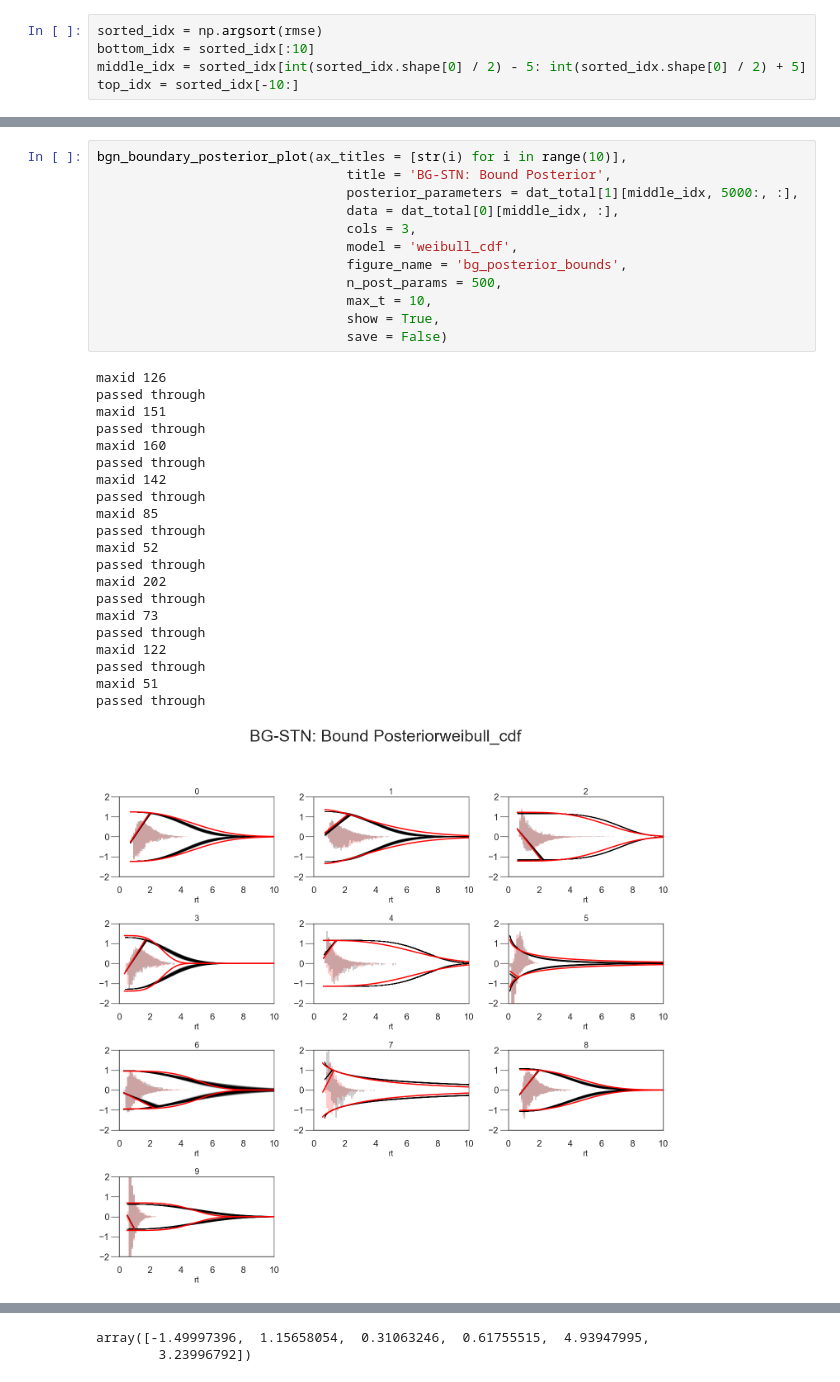
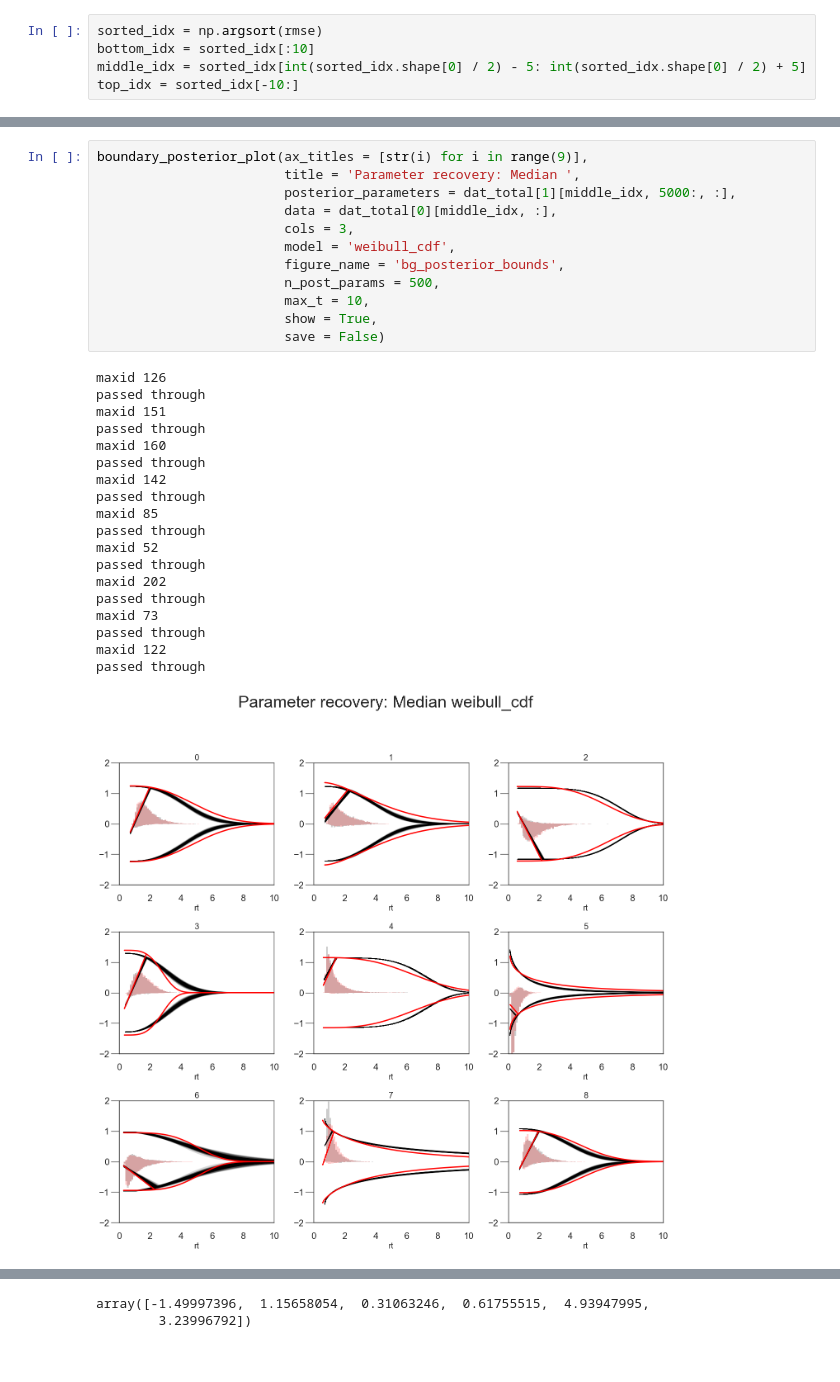
Before and after one commit to AlexanderFengler/nn_likelihoods, a Jupyter notebook: visualize_posterior_plots.ipynb, the cells around one changed output, grey strips where cells are left out. Cells and saved outputs as stored; diff of their text form.

```diff
--- a/visualize_posterior_plots.ipynb
+++ b/visualize_posterior_plots.ipynb
@@ -1222,35 +1299,33 @@ passed through
 # %%
-bgn_boundary_posterior_plot(ax_titles = [str(i) for i in range(10)],
-                                title = 'BG-STN: Bound Posterior',
-                                posterior_parameters = dat_total[1][middle_idx, 5000:, :],
-                                data = dat_total[0][middle_idx, :],
-                                cols = 3,
-                                model = 'weibull_cdf',
-                                figure_name = 'bg_posterior_bounds',
-                                n_post_params = 500,
-                                max_t = 10,
-                                show = True,
-                                save = False)
+boundary_posterior_plot(ax_titles = [str(i) for i in range(9)],
+                        title = 'Parameter recovery: Median ',
+                        posterior_parameters = dat_total[1][middle_idx, 5000:, :],
+                        data = dat_total[0][middle_idx, :],
+                        cols = 3,
+                        model = 'weibull_cdf',
+                        figure_name = 'bg_posterior_bounds',
+                        n_post_params = 500,
+                        max_t = 10,
+                        show = True,
+                        save = False)
 # %% [output]
 maxid 126
 passed through
 maxid 151
 passed through
 maxid 160
 passed through
 maxid 142
 passed through
 maxid 85
 passed through
 maxid 52
 passed through
 maxid 202
 passed through
 maxid 73
 passed through
 maxid 122
 passed through
-maxid 51
-passed through
-[figure, old version]
+[figure, new version]
 # %%
```
Also changed, not shown: parts of 10 cells of this notebook, 16 other files.
